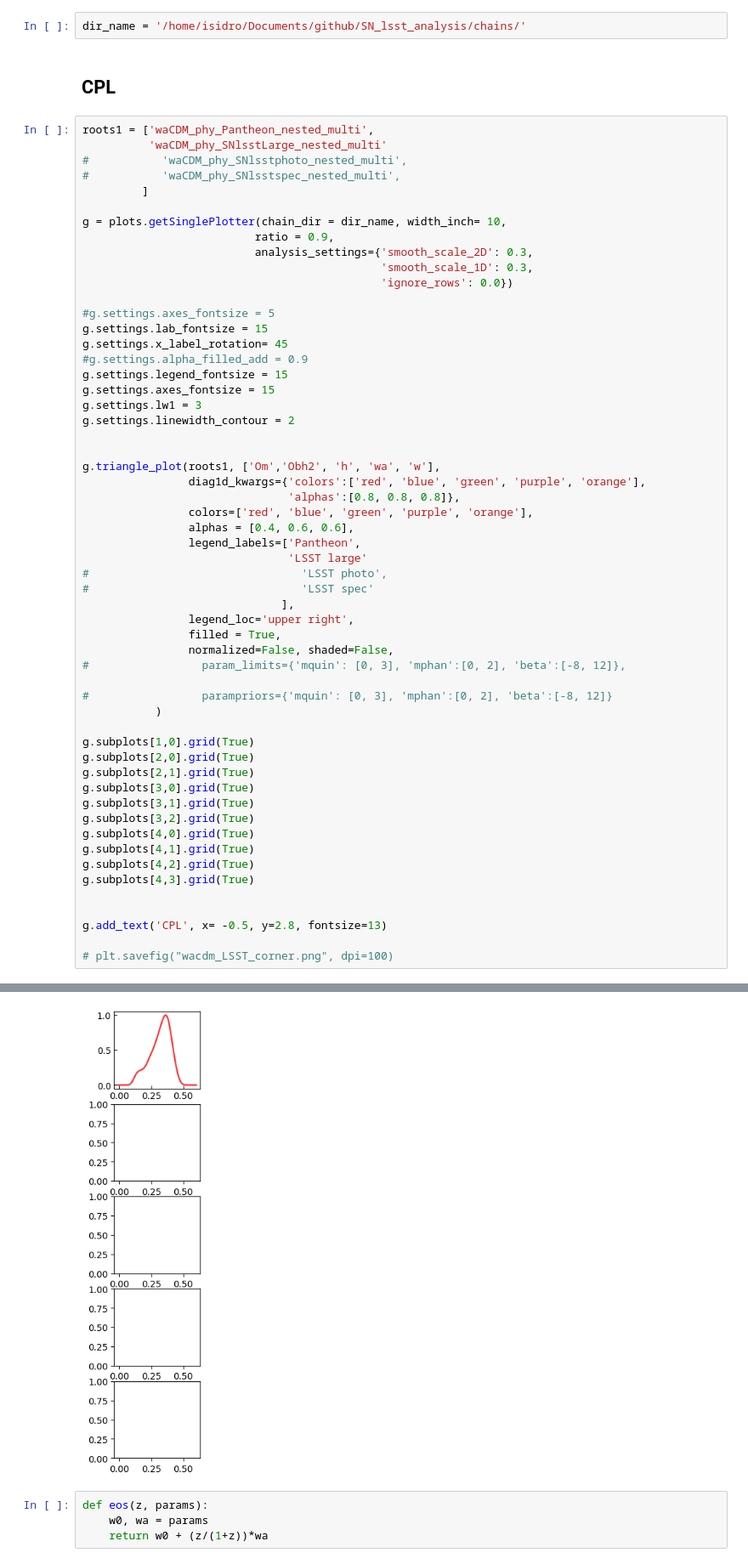
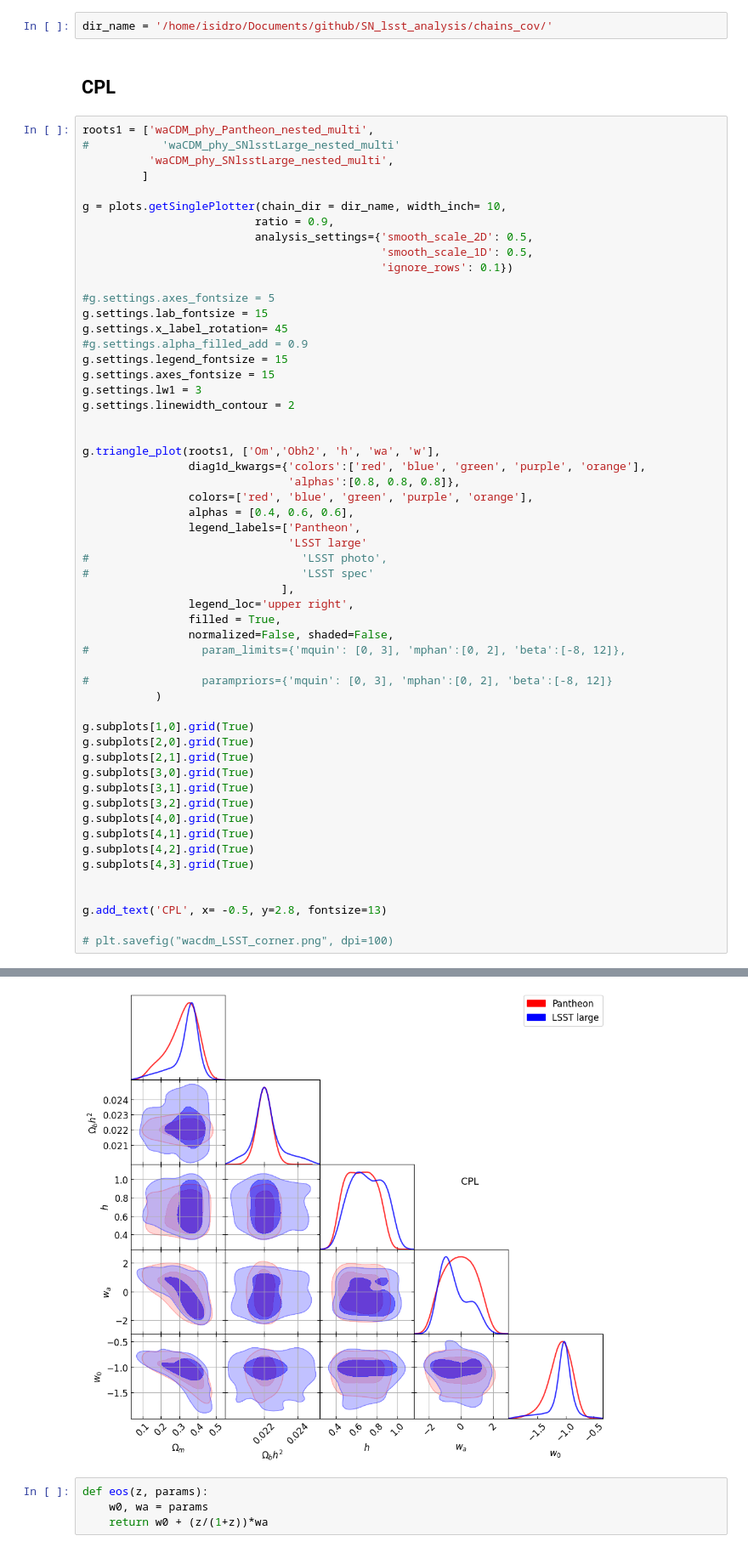
Before and after one commit to igomezv/LSST_DE_neural_reconstruction, a Jupyter notebook: bayesian_lsst.ipynb, the cells around one changed output, grey strips where cells are left out. Shown: that part at 85% size. Saved outputs shown, nothing was run; the diff lists cells and outputs as text.

Commit message:
update posterior plots

```diff
--- a/bayesian_lsst.ipynb
+++ b/bayesian_lsst.ipynb
@@ -18,21 +18,20 @@ from fgivenx import plot_contours, samples_from_getdist_chains, plot_lines, plot
 # matplotlib.use('TkAgg')
 %matplotlib inline
 # %%
-dir_name = '/home/isidro/Documents/github/SN_lsst_analysis/chains/'
+dir_name = '/home/isidro/Documents/github/SN_lsst_analysis/chains_cov/'
 # %% [markdown]
 ## CPL
 # %%
 roots1 = ['waCDM_phy_Pantheon_nested_multi',
-          'waCDM_phy_SNlsstLarge_nested_multi'
-#           'waCDM_phy_SNlsstphoto_nested_multi',
-#           'waCDM_phy_SNlsstspec_nested_multi',
+#           'waCDM_phy_SNlsstLarge_nested_multi'
+          'waCDM_phy_SNlsstLarge_nested_multi',
          ]
 
 g = plots.getSinglePlotter(chain_dir = dir_name, width_inch= 10,
                           ratio = 0.9,
-                          analysis_settings={'smooth_scale_2D': 0.3,
-                                             'smooth_scale_1D': 0.3,
-                                             'ignore_rows': 0.0})
+                          analysis_settings={'smooth_scale_2D': 0.5,
+                                             'smooth_scale_1D': 0.5,
+                                             'ignore_rows': 0.1})
 
 #g.settings.axes_fontsize = 5
 g.settings.lab_fontsize = 15
@@ -85,4 +85,4 @@ ValueError: zero-size array to reduction operation minimum which has no identity
-[figure, old version]
+[figure, new version]
 # %%
 def eos(z, params):
     w0, wa = params
```
Also changed, not shown: parts of 4 cells of this notebook.
